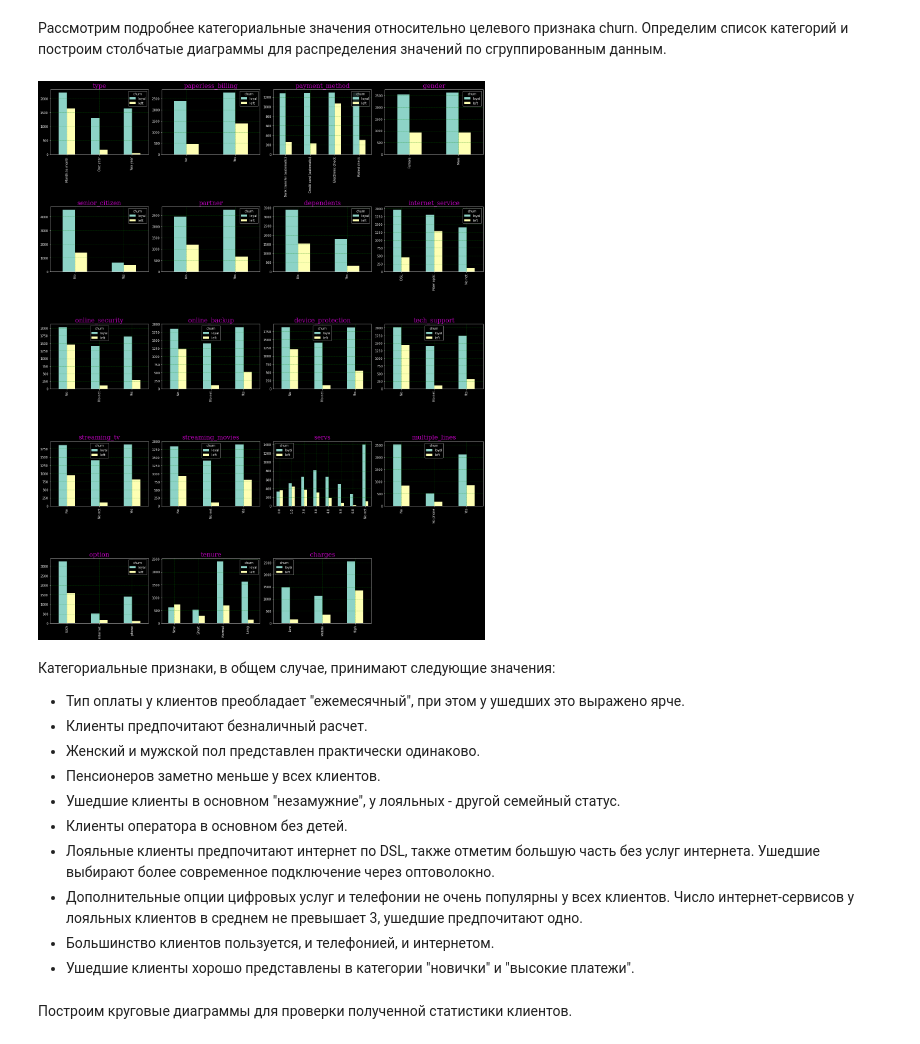
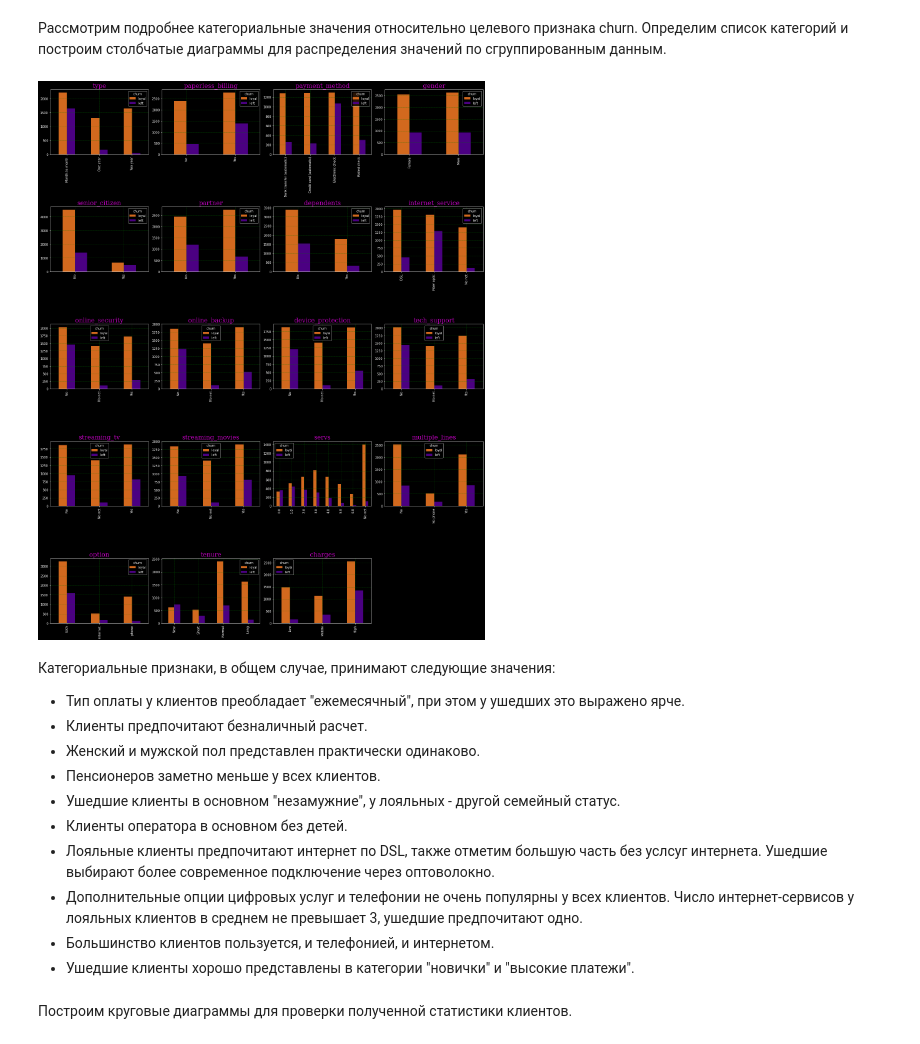
Before and after one commit to Yuryshal/Projects, a Jupyter notebook: telecom/telecom.ipynb, the cells around one changed output. Cells and saved outputs as stored; diff of their text form; code cells hidden in the pictures.

```diff
--- a/telecom/telecom.ipynb
+++ b/telecom/telecom.ipynb
@@ -1168,26 +1119,29 @@ category_features = ['type', 'paperless_billing', 'payment_method', 'gender',
 # %%
 # barplots for category_features group by count
 
 for idx, column in enumerate(category_features):
 
     # features group by count
     grouped_df = telecom.groupby([column, 'churn'])['churn'].count()
     grouped_df = grouped_df.unstack()
     grouped_df = grouped_df.rename(columns={0:'loyal', 1:'left'})
 
+    # colors list
+    colors = ['chocolate', 'indigo', 'orchid', 'yellowgreen']
+
     # barplot for grouped data
     ax = plt.subplot(5,4,idx+1)
-    grouped_df.plot.bar(ax=ax, figsize=(20,25))
+    grouped_df.plot.bar(ax=ax, figsize=(20,25), color=colors)
     plt.grid(color = 'green', linestyle = '--', linewidth = 0.5)
 
     # title style
     font = {'family':'serif','color':'m','size':20}
     plt.title(column, fontdict=font)
     plt.xlabel('')
 
     plt.tight_layout()
 # %% [output]
-[figure, old version]
+[figure, new version]
 # %% [markdown]
 Категориальные признаки, в общем случае, принимают следующие значения:
 * Тип оплаты у клиентов преобладает "ежемесячный", при этом у ушедших это выражено ярче.
@@ -1196,7 +1150,7 @@ for idx, column in enumerate(category_features):
 * Пенсионеров заметно меньше у всех клиентов.
 * Ушедшие клиенты в основном "незамужние", у лояльных - другой семейный статус.
 * Клиенты оператора в основном без детей.
-* Лояльные клиенты предпочитают интернет по DSL, также отметим большую часть без услуг интернета. Ушедшие выбирают более современное подключение через оптоволокно.
+* Лояльные клиенты предпочитают интернет по DSL, также отметим большую часть без услсуг интернета. Ушедшие выбирают более современное подключение через оптоволокно.
 * Дополнительные опции цифровых услуг и телефонии не очень популярны у всех клиентов. Число интернет-сервисов у лояльных клиентов в среднем не превышает 3, ушедшие предпочитают одно.
 * Большинство клиентов пользуется, и телефонией, и интернетом.
 * Ушедшие клиенты хорошо представлены в категории "новички" и "высокие платежи".
```
Also changed, not shown: parts of 109 cells of this notebook.
